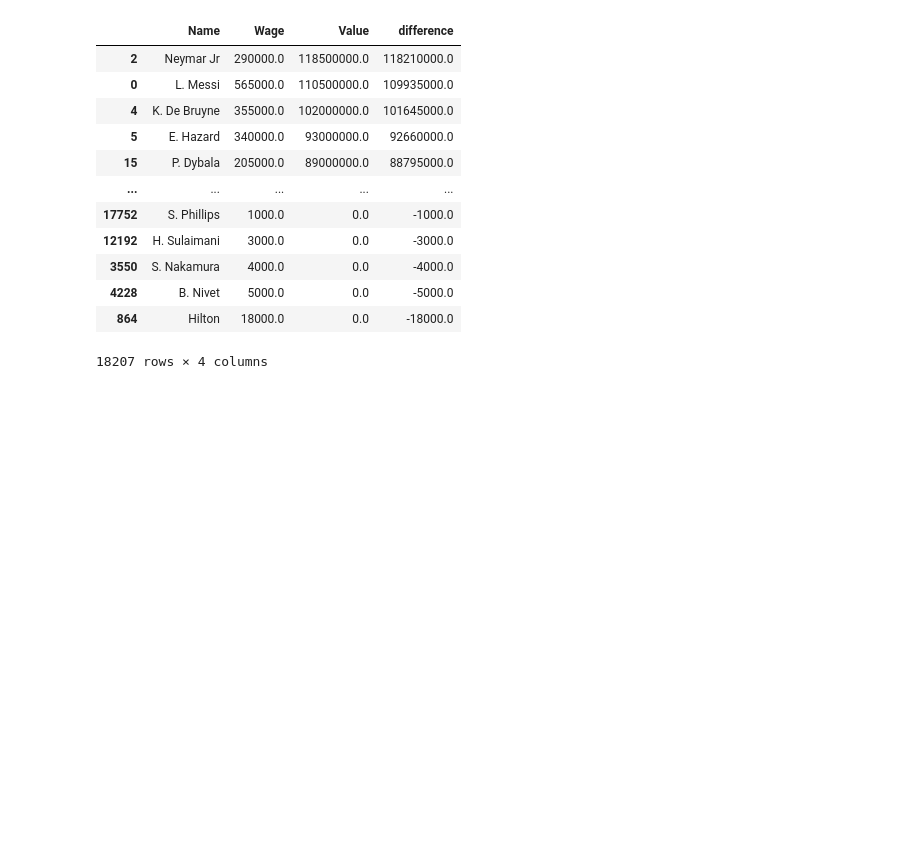
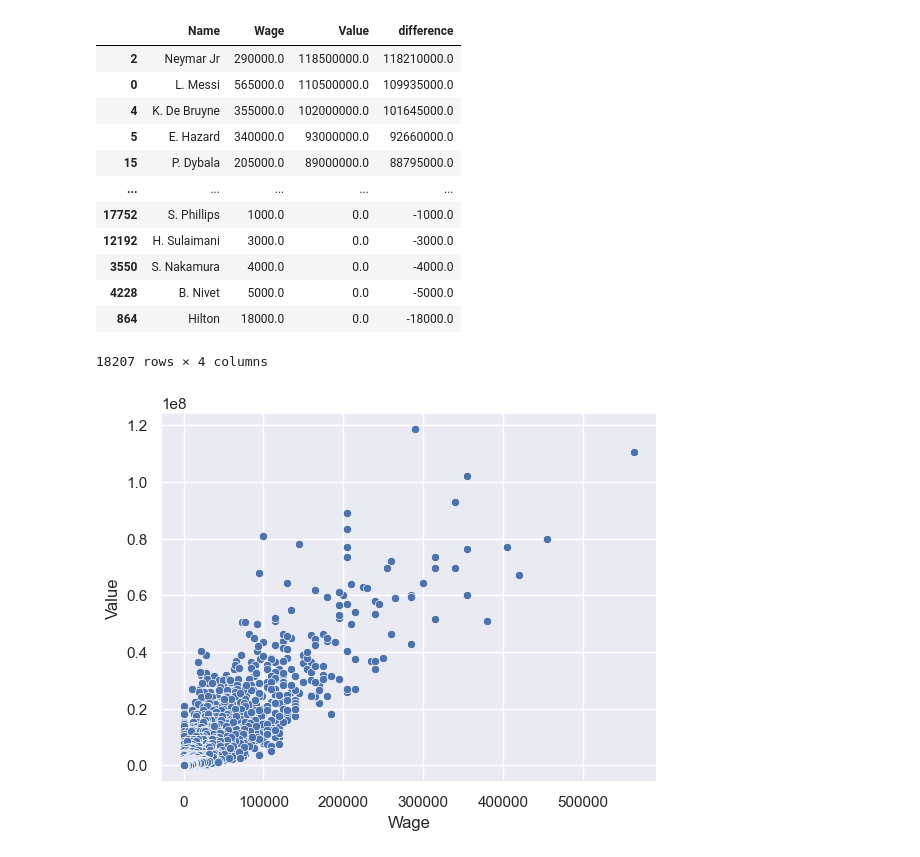
Before and after one commit to DominikKorpusik/Data_FIFA19, a Jupyter notebook: soccer.ipynb, the cells around one changed output. Saved outputs shown, nothing was run; the diff lists cells and outputs as text; code cells hidden in the pictures; blank space fills up the shorter version.

```diff
--- a/soccer.ipynb
+++ b/soccer.ipynb
@@ -123,3 +126,8 @@ df1.sort_values('difference', ascending=False)
 | 4228 | B. Nivet | 5000.0 | 0.0 | -5000.0 |
 | 864 | Hilton | 18000.0 | 0.0 | -18000.0 |
 18207 rows × 4 columns
+# %%
+sns.set()
+graph = sns.scatterplot(x="Wage", y="Value", data=df1)
+# %% [output]
+[figure, added]
```
Also changed, not shown: parts of 2 cells of this notebook, 1 other file.
